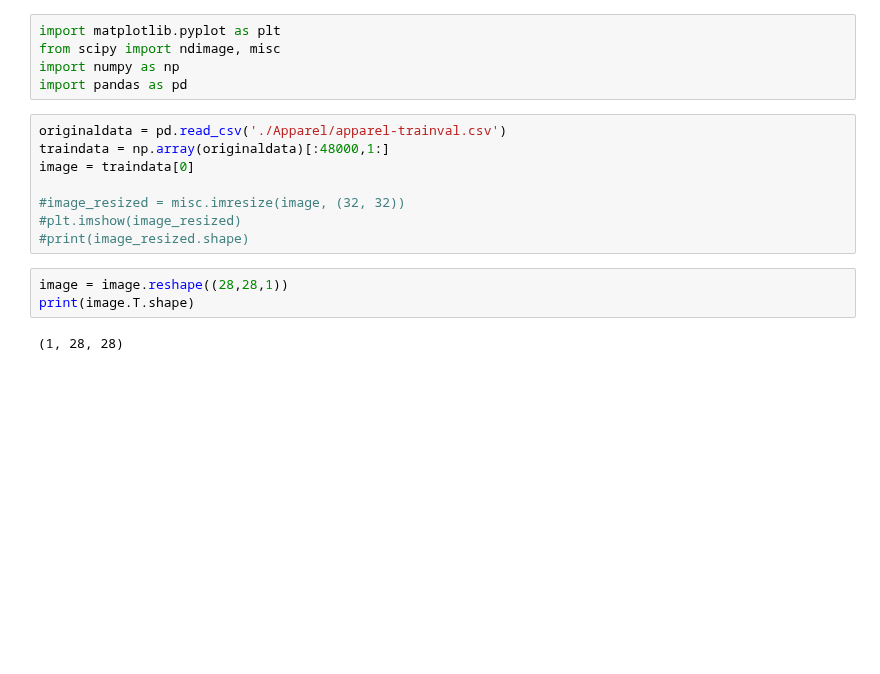
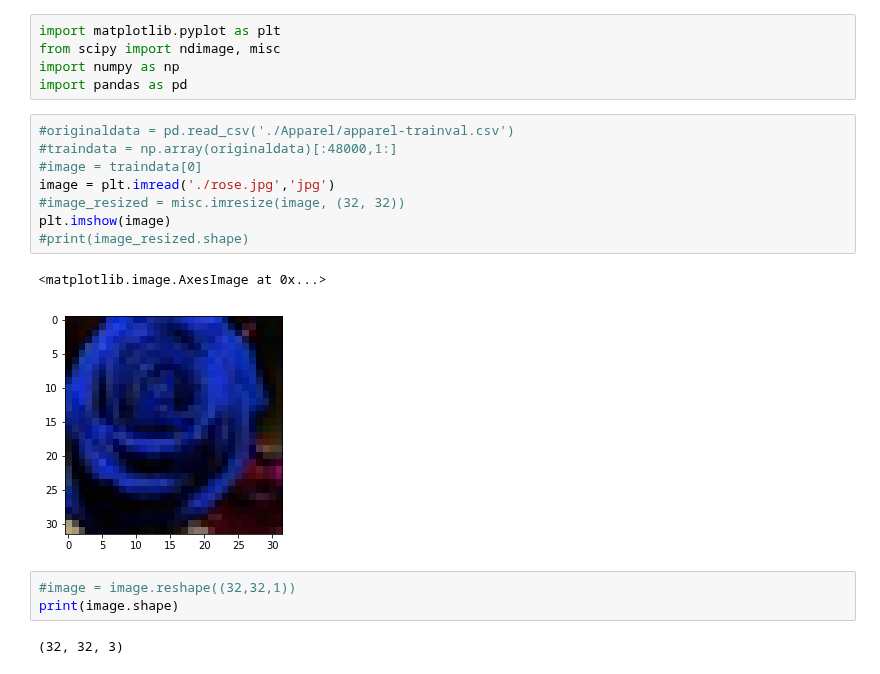
Before and after one commit to devloper13/DecisionTreeFromScratch, a Jupyter notebook: CNN.ipynb, the cells around one changed output. Cells and saved outputs as stored; diff of their text form; blank space fills up the shorter version.

Commit message:
Showimg images properly pending

```diff
--- a/CNN.ipynb
+++ b/CNN.ipynb
@@ -4,17 +4,20 @@ from scipy import ndimage, misc
 import numpy as np
 import pandas as pd
 # %%
-originaldata = pd.read_csv('./Apparel/apparel-trainval.csv')
-traindata = np.array(originaldata)[:48000,1:]
-image = traindata[0]
-
+#originaldata = pd.read_csv('./Apparel/apparel-trainval.csv')
+#traindata = np.array(originaldata)[:48000,1:]
+#image = traindata[0]
+image = plt.imread('./rose.jpg','jpg')
 #image_resized = misc.imresize(image, (32, 32))
-#plt.imshow(image_resized)
+plt.imshow(image)
 #print(image_resized.shape)
+# %% [output]
+<matplotlib.image.AxesImage at 0x...>
+[figure, added]
 # %%
-image = image.reshape((28,28,1))
-print(image.T.shape)
+#image = image.reshape((32,32,1))
+print(image.shape)
 # %% [output]
-(1, 28, 28)
+(32, 32, 3)
 # %%
 class CNN:
```
Also changed, not shown: parts of 4 cells of this notebook.
